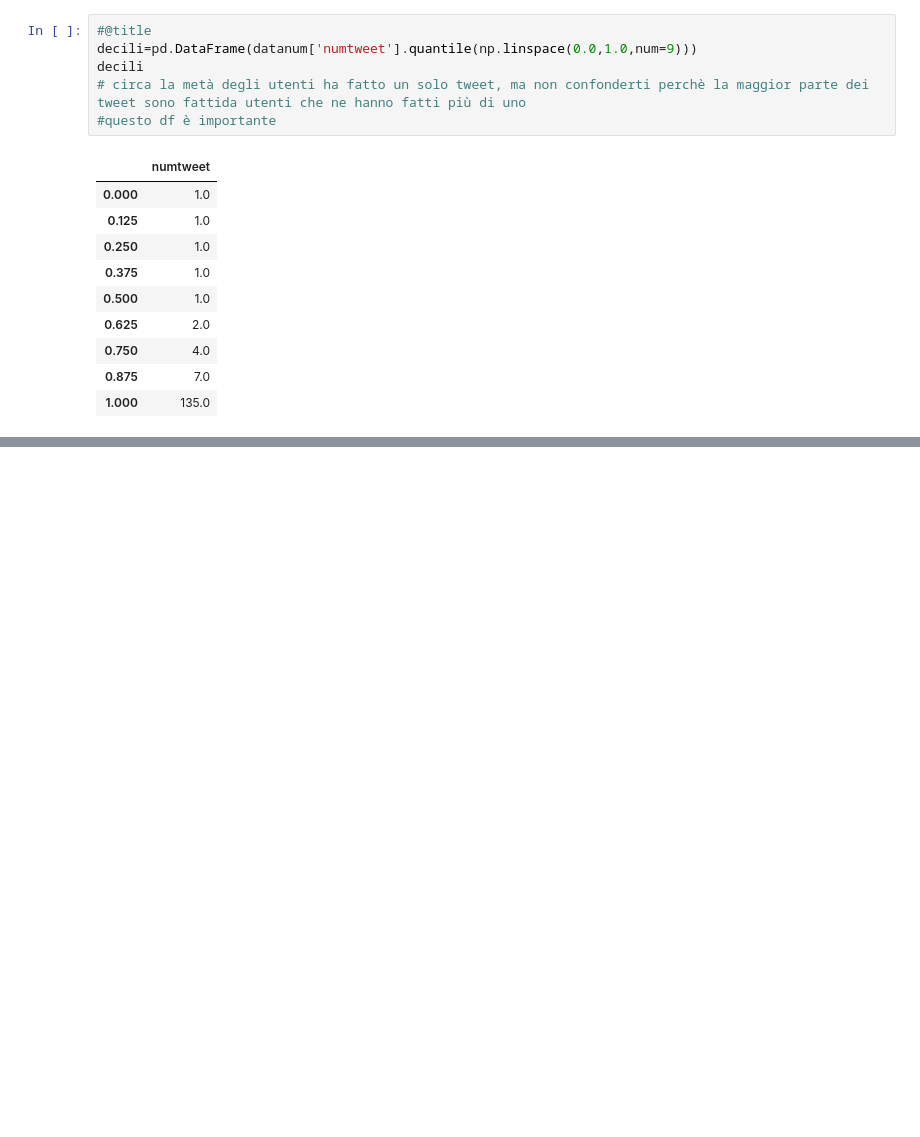
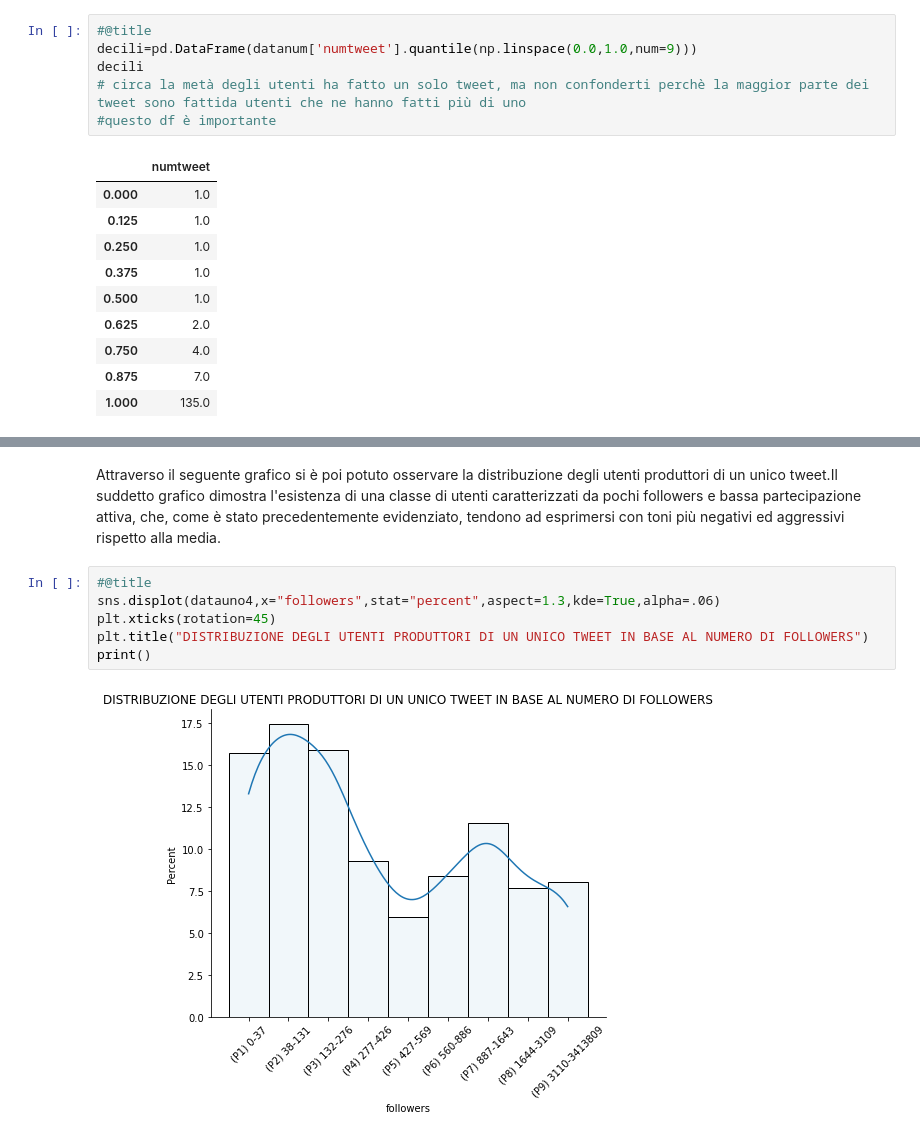
Before and after one commit to paolofesta/prove, a Jupyter notebook: scrittura.ipynb, the cells around one changed output, grey strips where cells are left out. Cells and saved outputs as stored; diff of their text form; blank space fills up the shorter version.

```diff
--- a/scrittura.ipynb
+++ b/scrittura.ipynb
@@ -443,0 +466,10 @@ Si è così deciso di suddividere gli utenti in due classi: una composta da chi
+# %% [markdown]
+Attraverso il seguente grafico si è poi potuto osservare la distribuzione degli utenti produttori di un unico tweet.Il suddetto grafico dimostra l'esistenza di una classe di utenti caratterizzati da pochi followers e bassa partecipazione attiva, che, come è stato precedentemente evidenziato, tendono ad esprimersi con toni più negativi ed aggressivi rispetto alla media.
+# %%
+#@title
+sns.displot(datauno4,x="followers",stat="percent",aspect=1.3,kde=True,alpha=.06)
+plt.xticks(rotation=45)
+plt.title("DISTRIBUZIONE DEGLI UTENTI PRODUTTORI DI UN UNICO TWEET IN BASE AL NUMERO DI FOLLOWERS")
+print()
+# %% [output]
+[figure, added]
```
Also changed, not shown: parts of 5 cells of this notebook.
